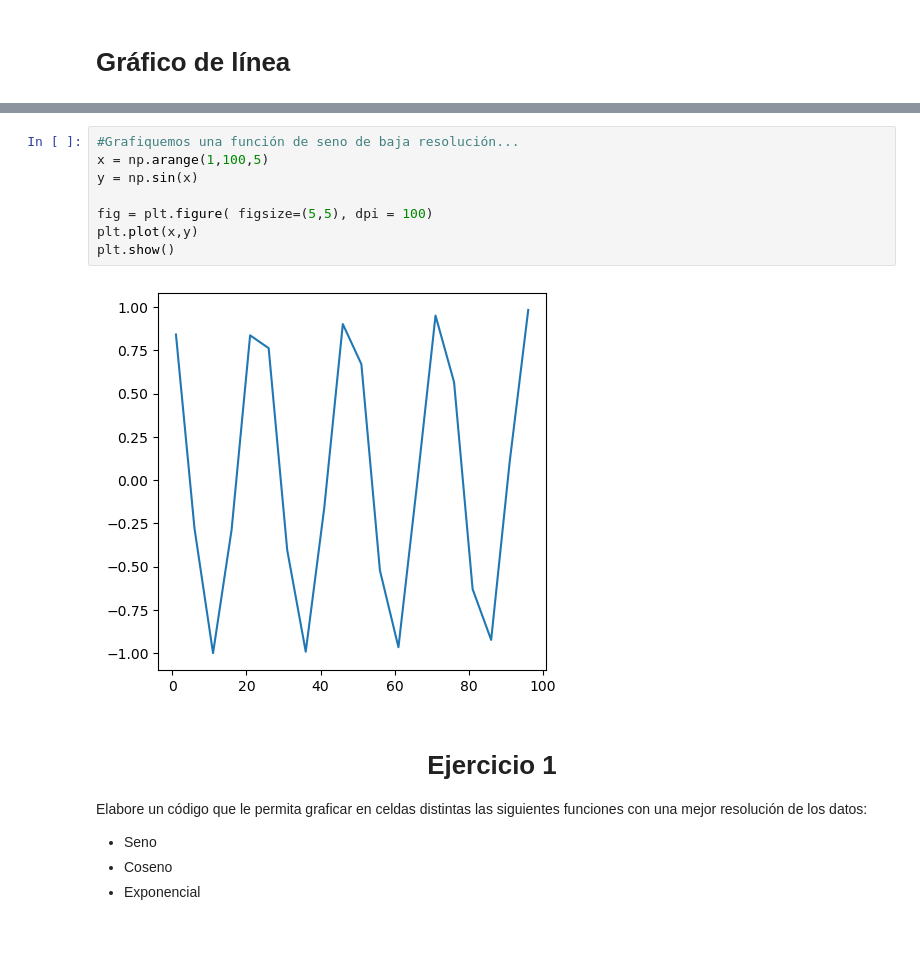
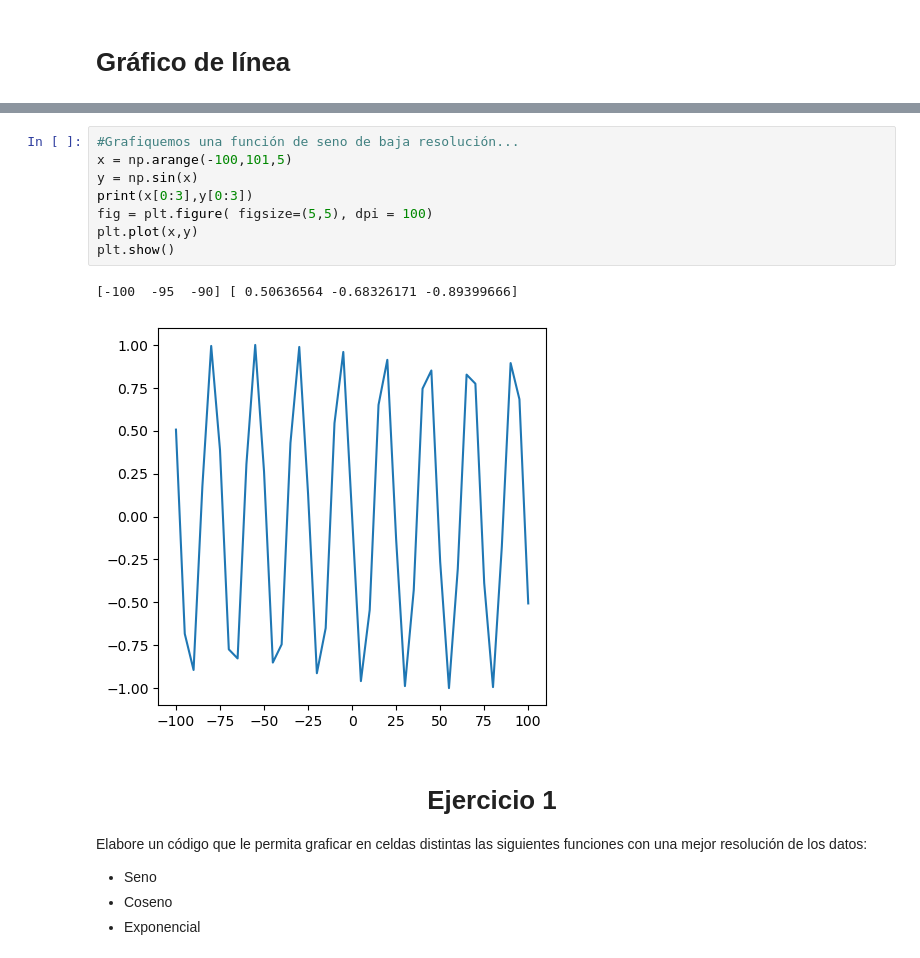
Before and after one commit to alceballosa/programming_fundamentals_py, a Jupyter notebook: Semana_6_1.ipynb, the cells around one changed output, grey strips where cells are left out. Drawn from its saved outputs; the diff is of its cells as text.

```diff
--- a/Semana_6_1.ipynb
+++ b/Semana_6_1.ipynb
@@ -425,14 +502,15 @@ plt.show()
 [figure]
 # %%
 #Grafiquemos una función de seno de baja resolución...
-x = np.arange(1,100,5)
+x = np.arange(-100,101,5)
 y = np.sin(x)
-
+print(x[0:3],y[0:3])
 fig = plt.figure( figsize=(5,5), dpi = 100)
 plt.plot(x,y)
 plt.show()
 # %% [output]
+[-100  -95  -90] [ 0.50636564 -0.68326171 -0.89399666]
-[figure, old version]
+[figure, new version]
 # %% [markdown]
 <center> <h1> Ejercicio 1</h1> </center>
 
```
Also changed, not shown: parts of 30 cells of this notebook, 1 other file.
